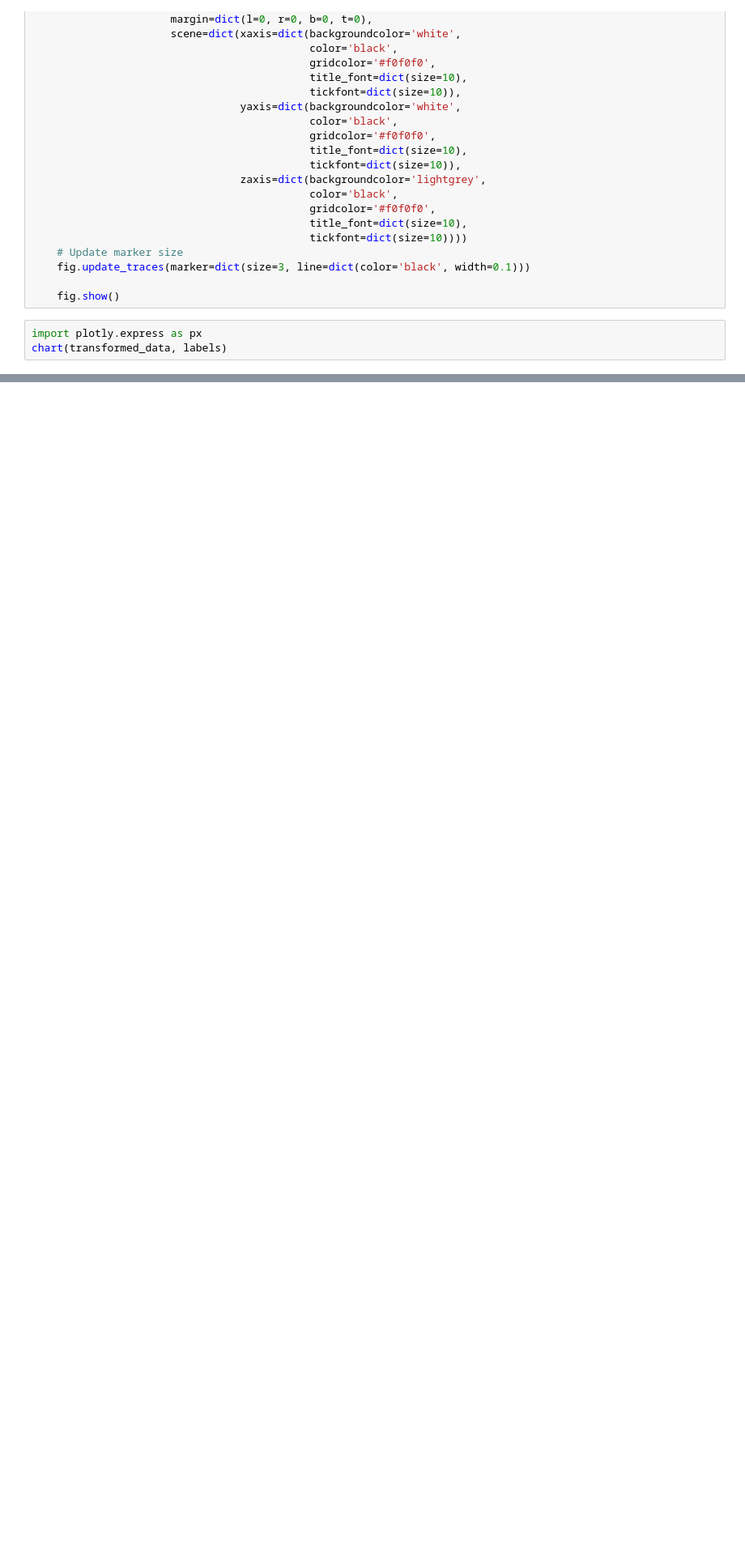
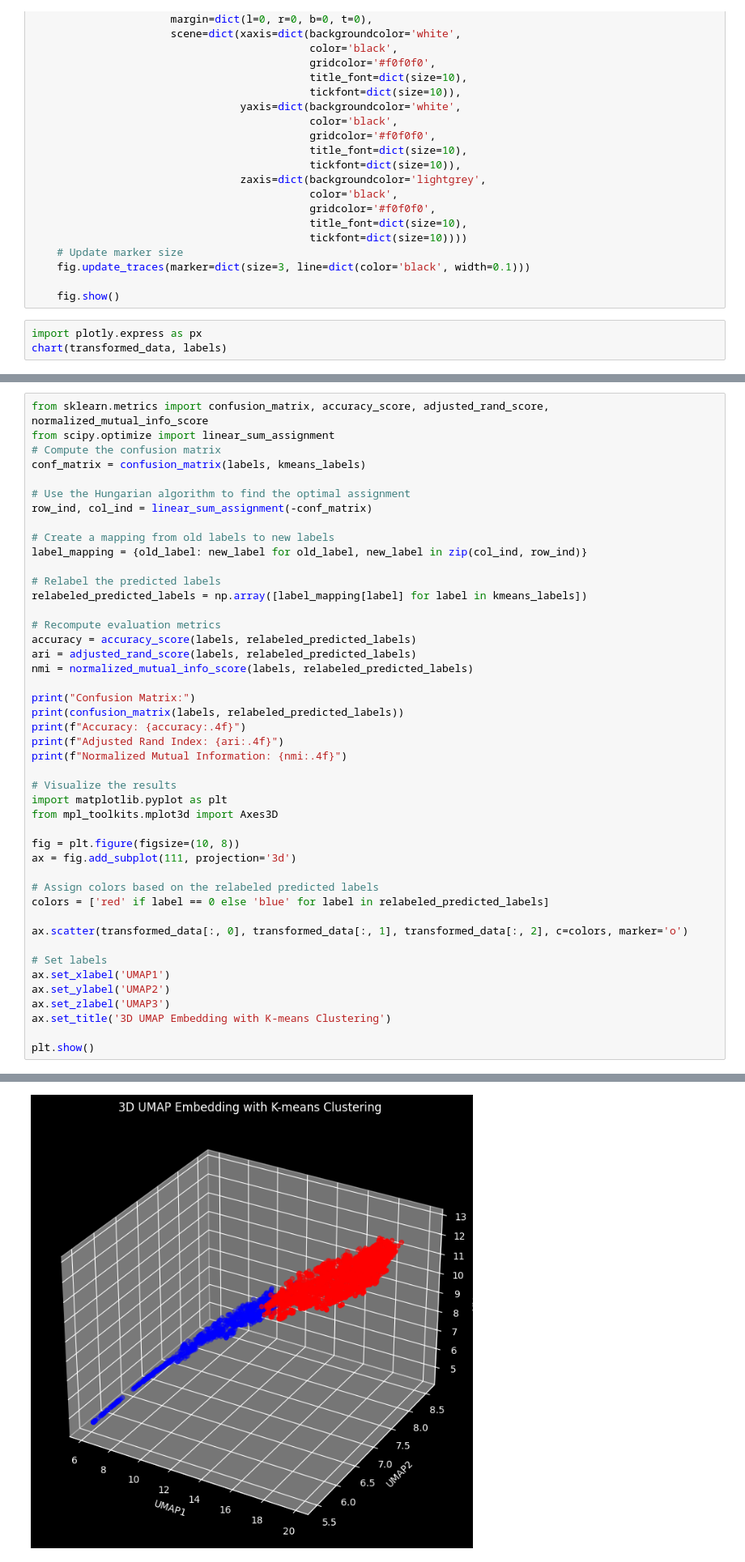
Before and after one commit to HaochongYANG/dna_heterogeneity, a Jupyter notebook: kmeans.ipynb, the cells around one changed output, grey strips where cells are left out. Shown at 81% size. Cells and saved outputs as stored; diff of their text form; blank space fills up the shorter version.

```diff
--- a/kmeans.ipynb
+++ b/kmeans.ipynb
@@ -169,0 +256,46 @@ chart(transformed_data, labels)
+# %%
+from sklearn.metrics import confusion_matrix, accuracy_score, adjusted_rand_score, normalized_mutual_info_score
+from scipy.optimize import linear_sum_assignment
+# Compute the confusion matrix
+conf_matrix = confusion_matrix(labels, kmeans_labels)
+
+# Use the Hungarian algorithm to find the optimal assignment
+row_ind, col_ind = linear_sum_assignment(-conf_matrix)
+
+# Create a mapping from old labels to new labels
+label_mapping = {old_label: new_label for old_label, new_label in zip(col_ind, row_ind)}
+
+# Relabel the predicted labels
+relabeled_predicted_labels = np.array([label_mapping[label] for label in kmeans_labels])
+
+# Recompute evaluation metrics
+accuracy = accuracy_score(labels, relabeled_predicted_labels)
+ari = adjusted_rand_score(labels, relabeled_predicted_labels)
+nmi = normalized_mutual_info_score(labels, relabeled_predicted_labels)
+
+print("Confusion Matrix:")
+print(confusion_matrix(labels, relabeled_predicted_labels))
+print(f"Accuracy: {accuracy:.4f}")
+print(f"Adjusted Rand Index: {ari:.4f}")
+print(f"Normalized Mutual Information: {nmi:.4f}")
+
+# Visualize the results
+import matplotlib.pyplot as plt
+from mpl_toolkits.mplot3d import Axes3D
+
+fig = plt.figure(figsize=(10, 8))
+ax = fig.add_subplot(111, projection='3d')
+
+# Assign colors based on the relabeled predicted labels
+colors = ['red' if label == 0 else 'blue' for label in relabeled_predicted_labels]
+
+ax.scatter(transformed_data[:, 0], transformed_data[:, 1], transformed_data[:, 2], c=colors, marker='o')
+
+# Set labels
+ax.set_xlabel('UMAP1')
+ax.set_ylabel('UMAP2')
+ax.set_zlabel('UMAP3')
+ax.set_title('3D UMAP Embedding with K-means Clustering')
+
+plt.show()
+# %% [output]
@@ -169,0 +308 @@ chart(transformed_data, labels)
+[figure, added]
```
Also changed, not shown: parts of 22 cells of this notebook, 1 other file.
